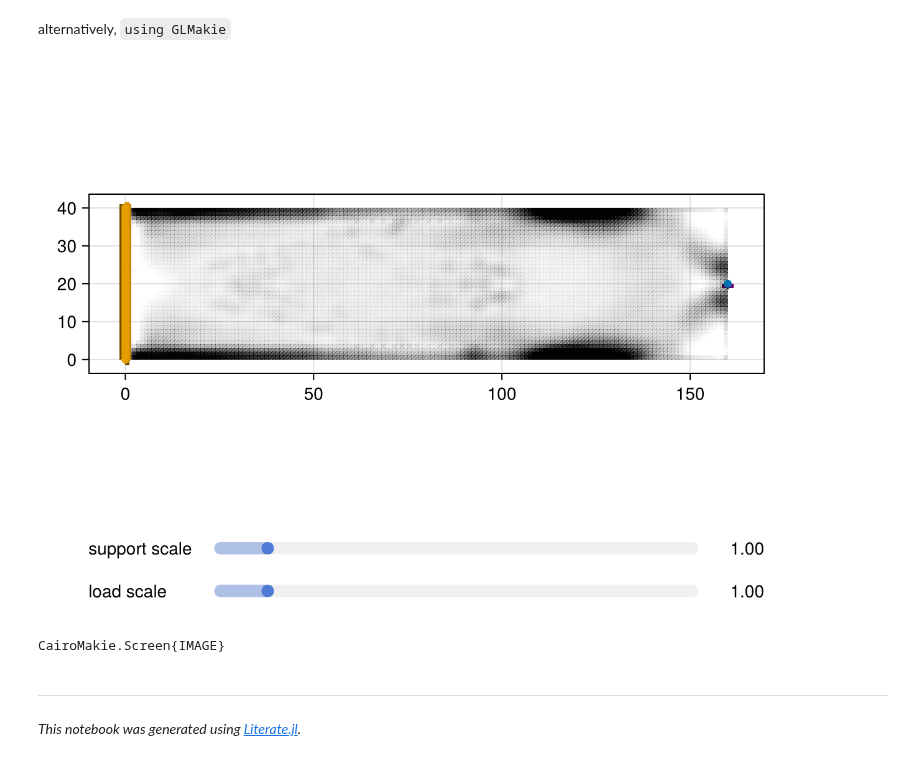
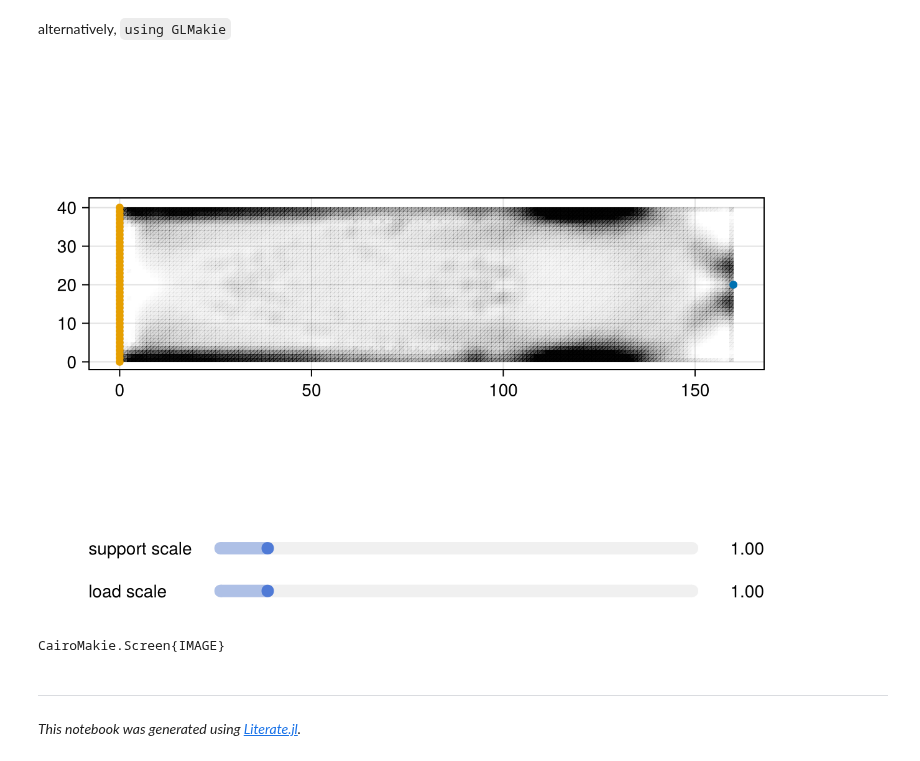
Before and after one commit to JuliaTopOpt/TopOpt.jl, a Jupyter notebook: dev/examples/local_stress.ipynb, the cells around one changed output. Saved outputs shown, nothing was run; the diff lists cells and outputs as text; code cells hidden in the pictures.

```diff
--- a/dev/examples/local_stress.ipynb
+++ b/dev/examples/local_stress.ipynb
@@ -84,15 +84,14 @@ alternatively, `using GLMakie`
 # %%
 fig = visualize(
     problem;
     topology=r.minimizer,
     default_exagg_scale=0.07,
     scale_range=10.0,
-    vector_linewidth=3,
     vector_arrowsize=0.5,
 )
 Makie.display(fig)
 # %% [output]
-[figure, old version]
+[figure, new version]
 CairoMakie.Screen{IMAGE}
 # %% [markdown]
 ---
```
Also changed, not shown: 40 other files.
